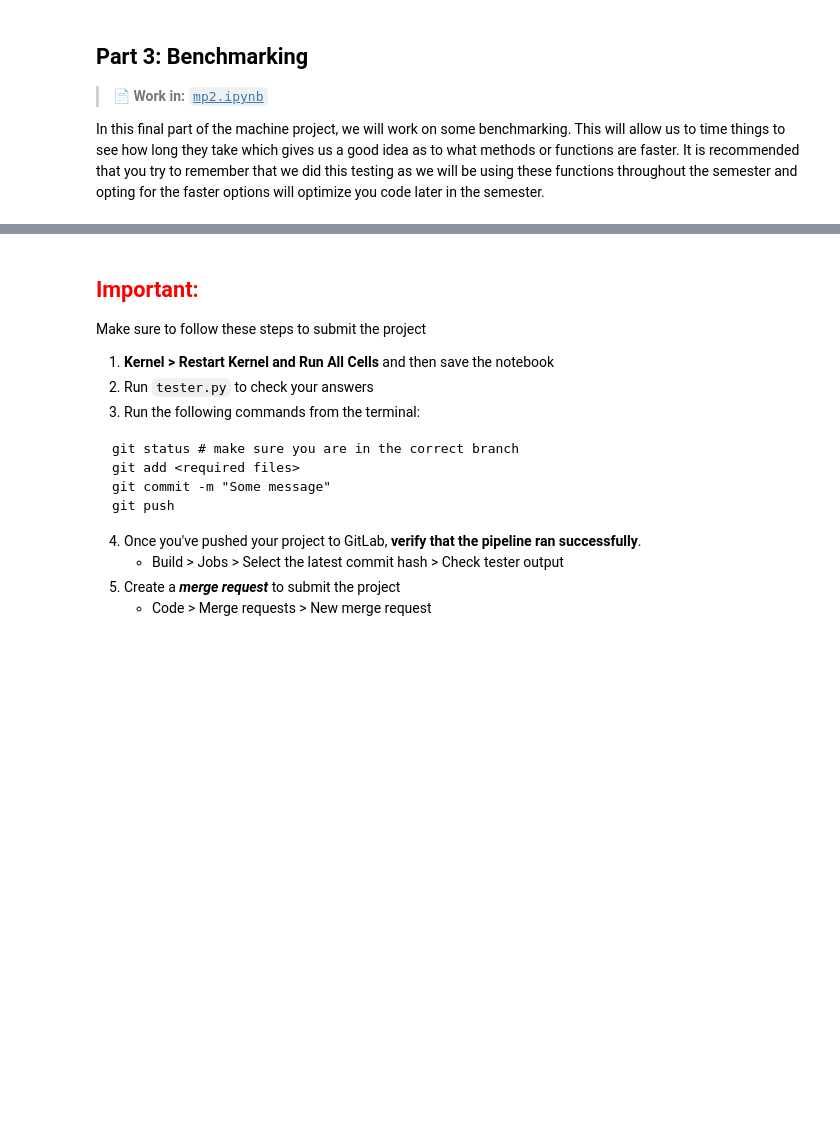
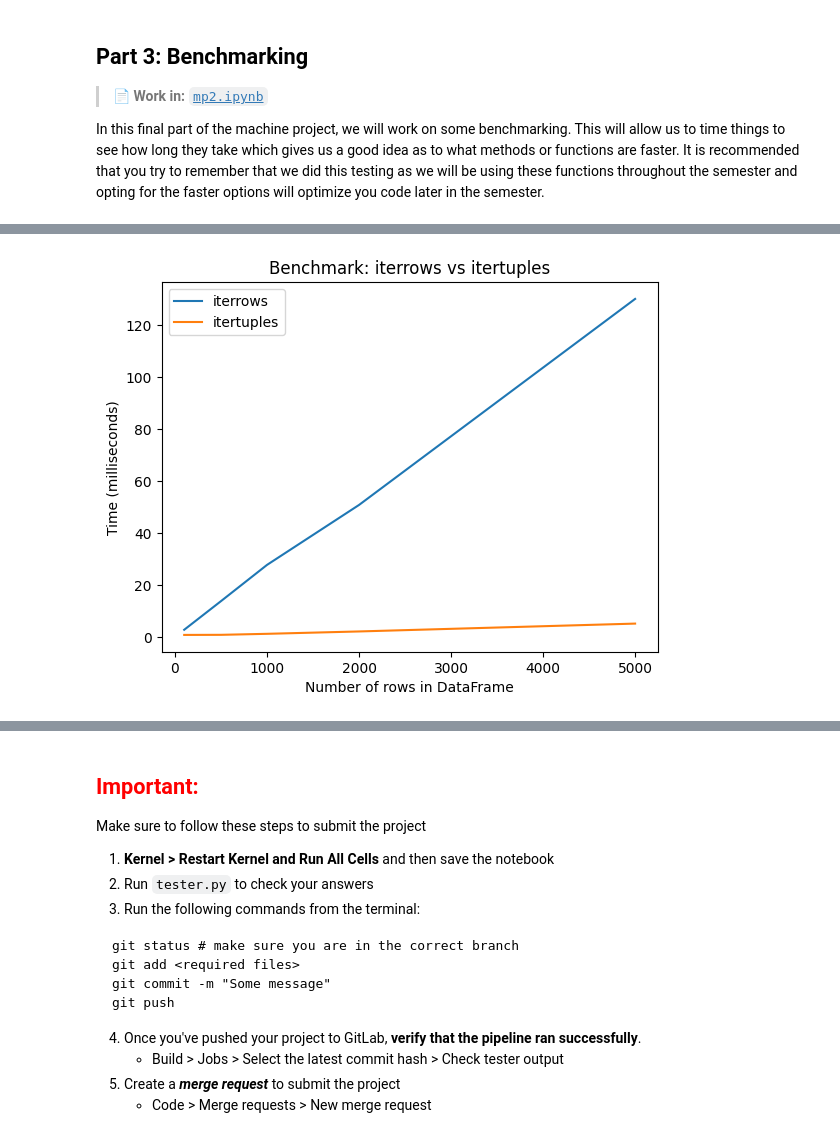
Before and after one commit to ervardaan/cs320-uwmadison-summer2025, a Jupyter notebook: projects/mp2/mp2.ipynb, the cells around one changed output, grey strips where cells are left out. Cells and saved outputs as stored; diff of their text form; code cells hidden in the pictures; blank space fills up the shorter version.

Commit message:
completed project 2-all tests passing

```diff
--- a/projects/mp2/mp2.ipynb
+++ b/projects/mp2/mp2.ipynb
@@ -129,3 +251,22 @@ Use `check_output` to run a `git checkout` command to switch to that commit, bef
 **Note:** All code for this question must be written directly in the Jupyter Notebook, and there must not be any hardcoding of values.
 # %%
 #Q7
+
+# 1. Make sure you’re back on main
+check_output(["git", "checkout", "main"], cwd="flask")
+
+# 2. Build the list of commit hashes in chronological order
+log = check_output(["git", "log", "--reverse", "--format=%H"], cwd="flask")
+commits = log.decode("utf-8").splitlines()
+
+# 3. Grab the 100th commit (index 99)
+commit_100 = commits[99]
+
+# 4. Check out that commit
+check_output(["git", "checkout", commit_100], cwd="flask")
+
+# 5. Read the README file at that commit
+with open("flask/README", "r", encoding="utf-8") as f:
+    readme_at_100 = f.read()
+
+readme_at_100
@@ -262,19 +472,46 @@ def rand_df(rows):
 # %%
 #Q10
 
-# ADD CODE HERE
+# 1. Choose DataFrame sizes to test
+row_counts = [100, 500, 1000, 2000, 5000]
 
+# 2. Containers for timings (in ms)
+times_iterrows = []
+times_itertuples = []
+
+# 3. Benchmark loops
+for n in row_counts:
+    df = rand_df(n)
+
+    # iterrows timing
+    t0 = time.time()
+    for _ in df.iterrows():
+        pass
+    times_iterrows.append((time.time() - t0) * 1000)
+
+    # itertuples timing
+    t0 = time.time()
+    for _ in df.itertuples():
+        pass
+    times_itertuples.append((time.time() - t0) * 1000)
+
+# 4. Plot results
 fig, ax = plt.subplots()
+ax.plot(row_counts, times_iterrows, label="iterrows")
+ax.plot(row_counts, times_itertuples, label="itertuples")
+ax.set_title("Benchmark: iterrows vs itertuples")
+ax.set_xlabel("Number of rows in DataFrame")
+ax.set_ylabel("Time (milliseconds)")
+ax.legend()
 
-# PLOT HERE
-
-# IMPORTANT -- Do not remove --
+# 5. Save figure for submission (do not remove)
 with open("Q10.pkl", "wb") as f:
     pickle.dump(fig, f)
 
-# Display the plot
 plt.show()
 plt.close()
+# %% [output]
+[figure, added]
 # %% [markdown]
 ### Q11: What is faster, `loc`, or `at`?
 
```
Also changed, not shown: parts of 16 cells of this notebook, 5 other files.
